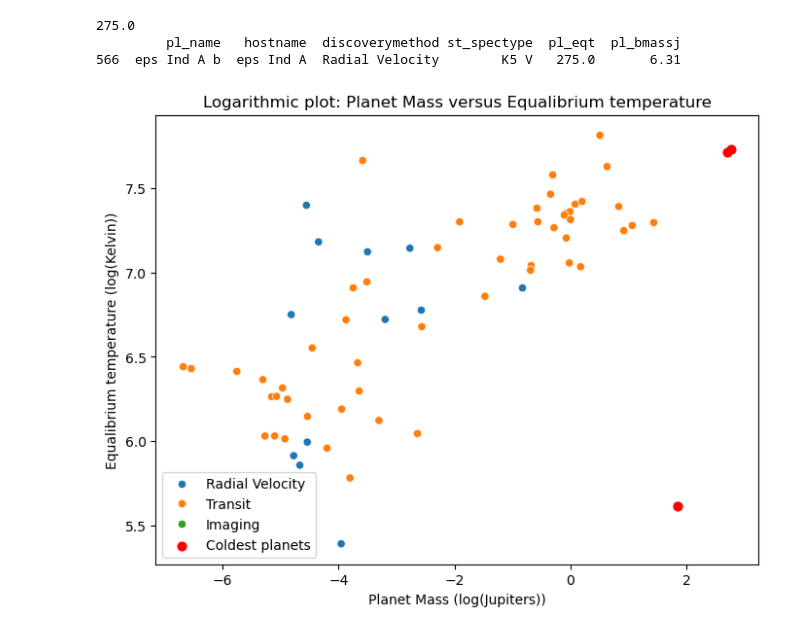
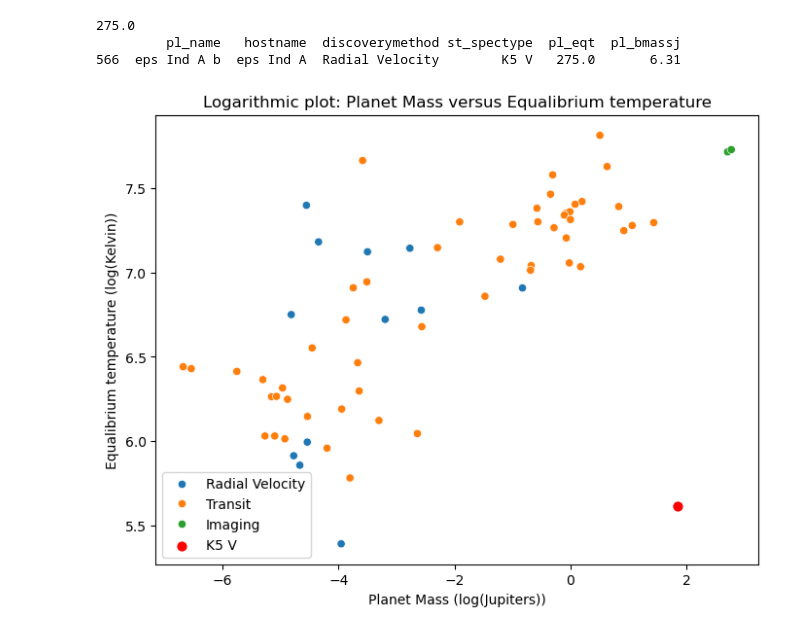
Before and after one commit to skchang25/sabine, a Jupyter notebook: analyze_exoplanet_data.ipynb, the cells around one changed output. Cells and saved outputs as stored; diff of their text form; code cells hidden in the pictures.

```diff
--- a/analyze_exoplanet_data.ipynb
+++ b/analyze_exoplanet_data.ipynb
@@ -107,13 +107,13 @@ print(coldest_planet)
 # %%
 plt.figure(figsize = (8,6))
 sns.scatterplot(data = df_removed, x= 'pl_bmassj', y = 'pl_eqt', hue = 'discoverymethod')
-plt.scatter( np.log(over_five["pl_bmassj"]),np.log(over_five["pl_eqt"]), c = "red", s = 40, label = "Coldest planets")
+plt.scatter( np.log(coldest_planet["pl_bmassj"]),np.log(coldest_planet["pl_eqt"]), c = "red", s = 40, label = "K5 V" )
 plt.title("Logarithmic plot: Planet Mass versus Equalibrium temperature")
 plt.xlabel("Planet Mass (log(Jupiters))")
 plt.ylabel("Equalibrium temperature (log(Kelvin))")
 plt.legend()
 plt.show()
 # %% [output]
-[figure, old version]
+[figure, new version]
 # %%
 # A temperate super-Jupiter imaged with JWST  in the mid-infared.
```
Also changed, not shown: parts of 1 cell of this notebook, 1 other file.
